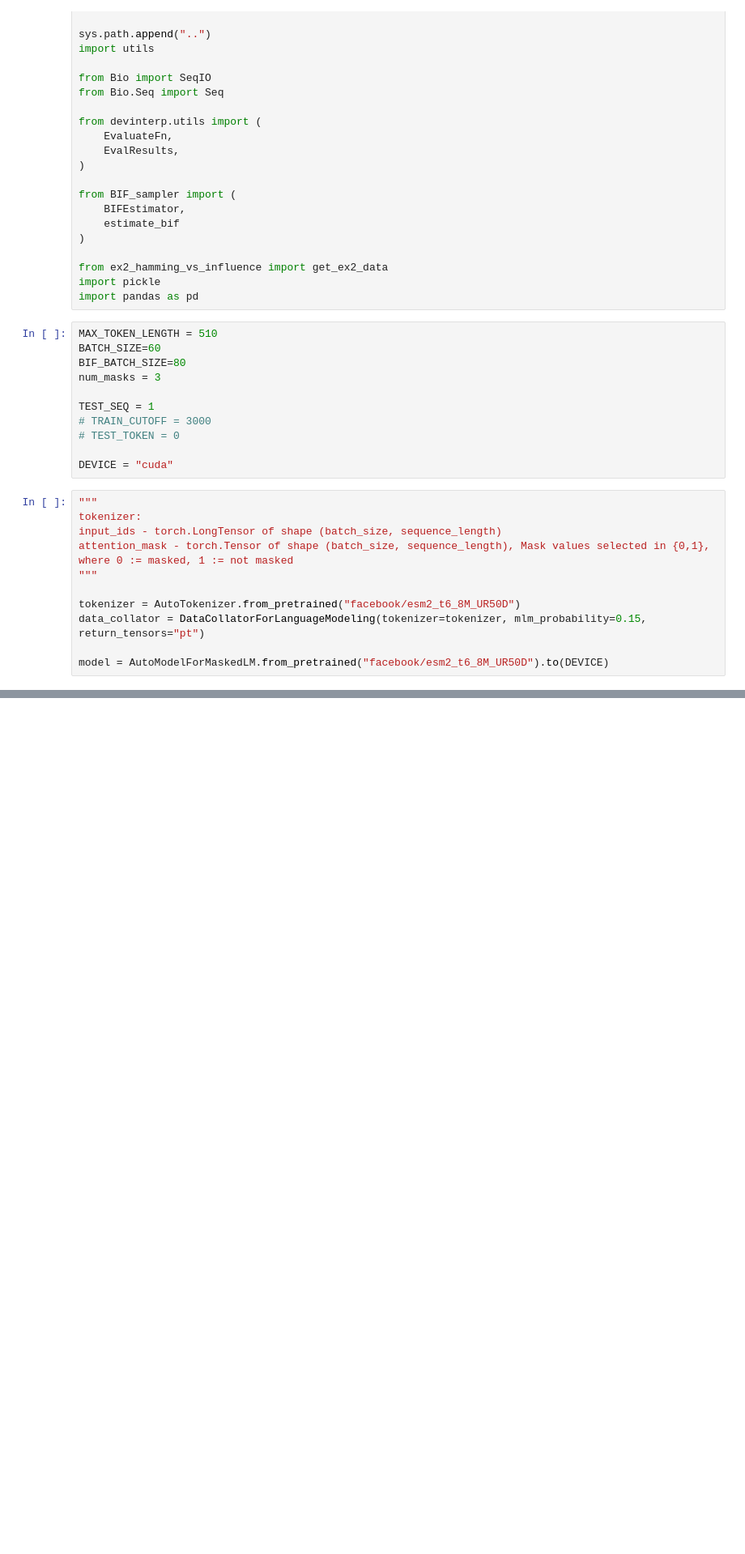
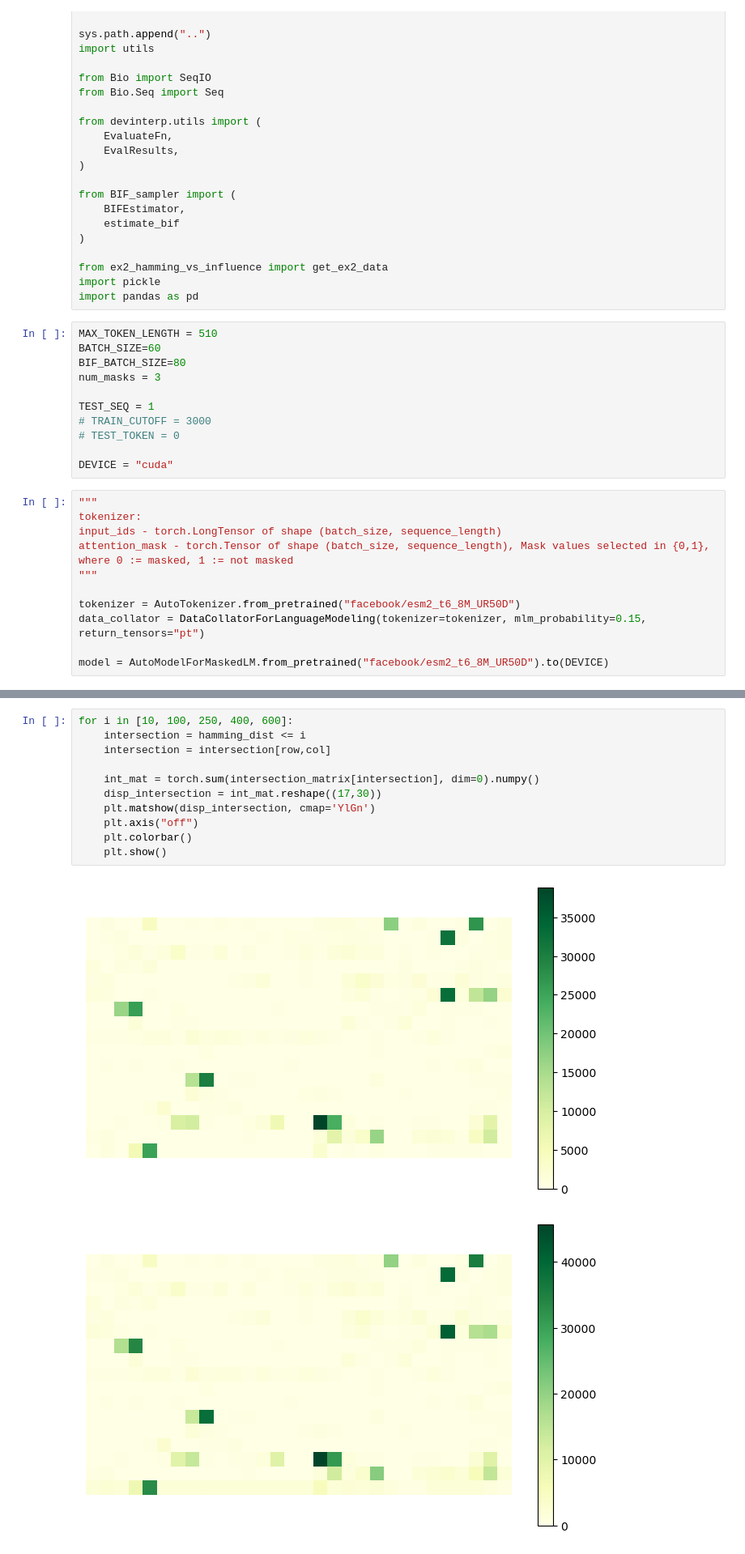
Before and after one commit to blab/sequence-vaes, a Jupyter notebook: ideas_exploration/ex3_exploratory_analysis.ipynb, the cells around one changed output, grey strips where cells are left out. Shown at 81% size. Drawn from its saved outputs; the diff is of its cells as text; blank space fills up the shorter version.

```diff
--- a/ideas_exploration/ex3_exploratory_analysis.ipynb
+++ b/ideas_exploration/ex3_exploratory_analysis.ipynb
@@ -68,0 +91,14 @@ done extracting AAs!
+# %%
+for i in [10, 100, 250, 400, 600]:
+    intersection = hamming_dist <= i
+    intersection = intersection[row,col]
+
+    int_mat = torch.sum(intersection_matrix[intersection], dim=0).numpy()
+    disp_intersection = int_mat.reshape((17,30))
+    plt.matshow(disp_intersection, cmap='YlGn')
+    plt.axis("off")
+    plt.colorbar()
+    plt.show()
+# %% [output]
+[figure, added]
+[figure, added]
```
Also changed, not shown: parts of 4 cells of this notebook, 2 other files.
